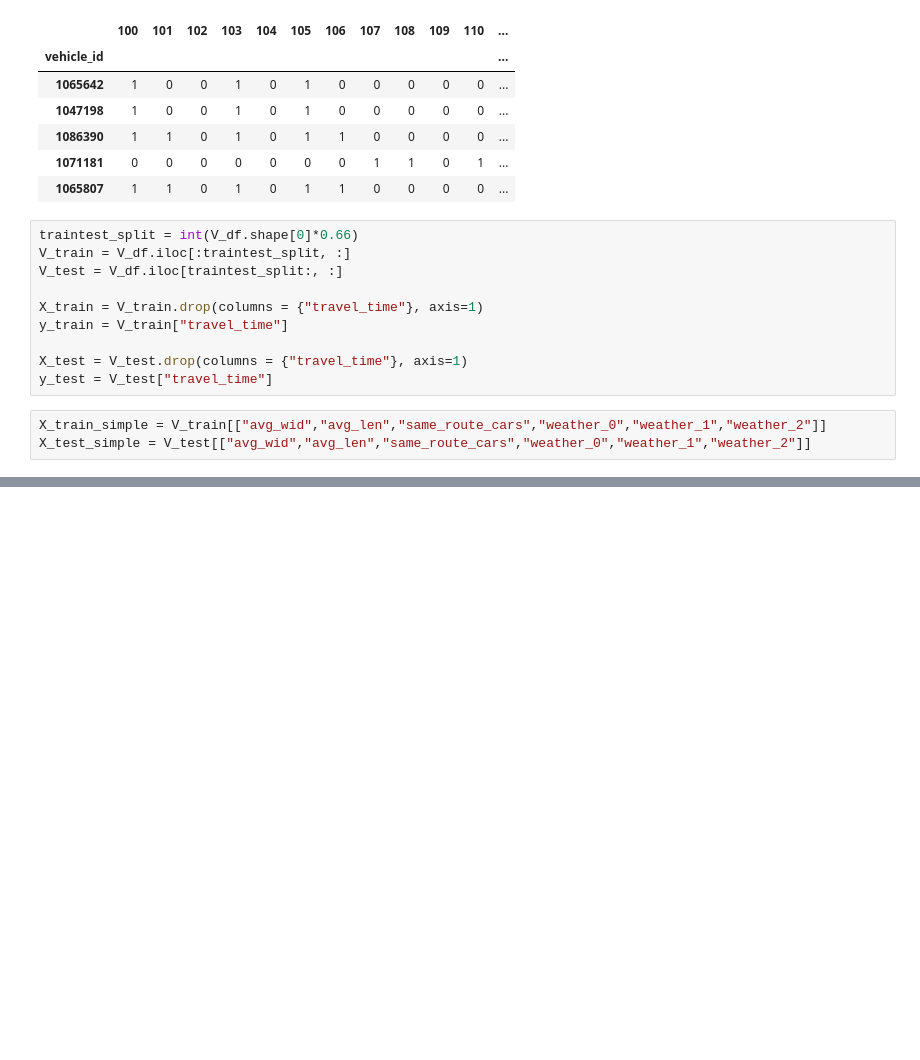
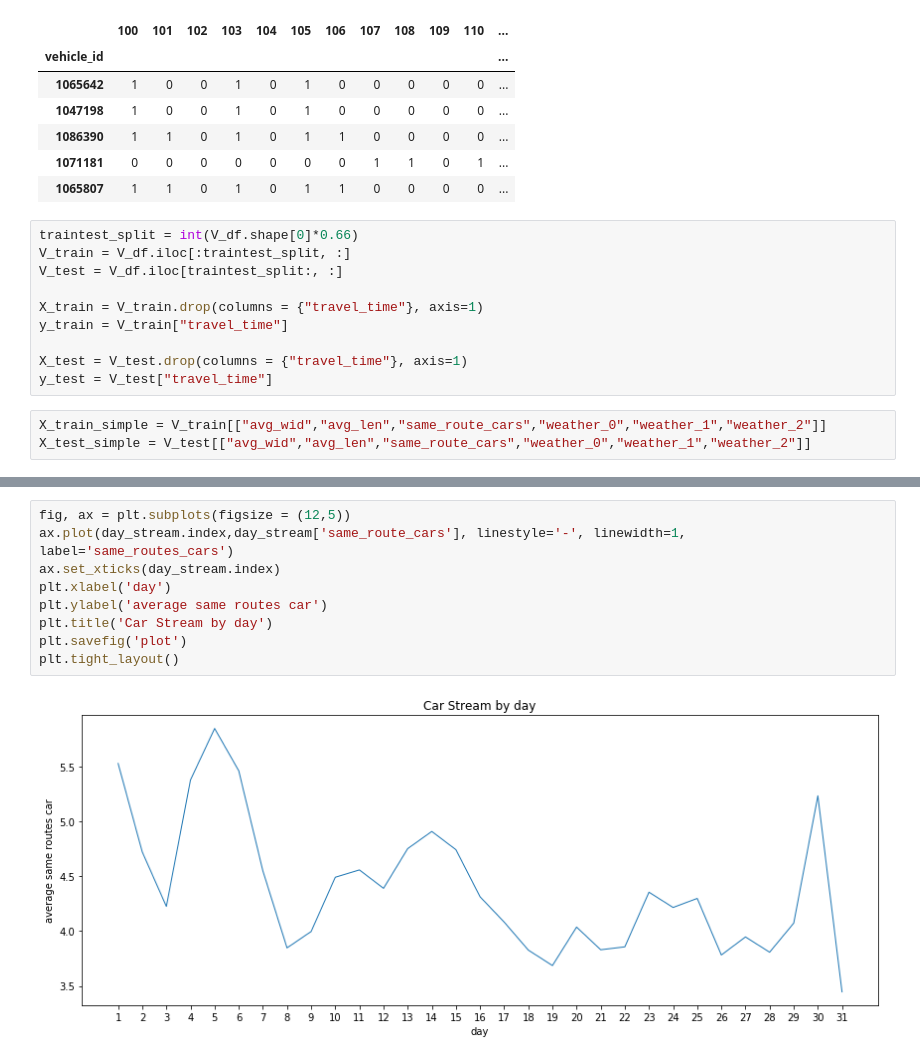
Before and after one commit to muciyuallen/TrafficFlowOptimization, a Jupyter notebook: Exploratory_Data_Analysis.ipynb, the cells around one changed output, grey strips where cells are left out. Saved outputs shown, nothing was run; the diff lists cells and outputs as text; blank space fills up the shorter version.

```diff
--- a/Exploratory_Data_Analysis.ipynb
+++ b/Exploratory_Data_Analysis.ipynb
@@ -681,0 +720,11 @@ strong multicollinearity or other numerical problems.
+# %%
+fig, ax = plt.subplots(figsize = (12,5))
+ax.plot(day_stream.index,day_stream['same_route_cars'], linestyle='-', linewidth=1, label='same_routes_cars')
+ax.set_xticks(day_stream.index)
+plt.xlabel('day')
+plt.ylabel('average same routes car')
+plt.title('Car Stream by day')
+plt.savefig('plot')
+plt.tight_layout()
+# %% [output]
+[figure, added]
```
Also changed, not shown: parts of 12 cells of this notebook, 1 other file.
